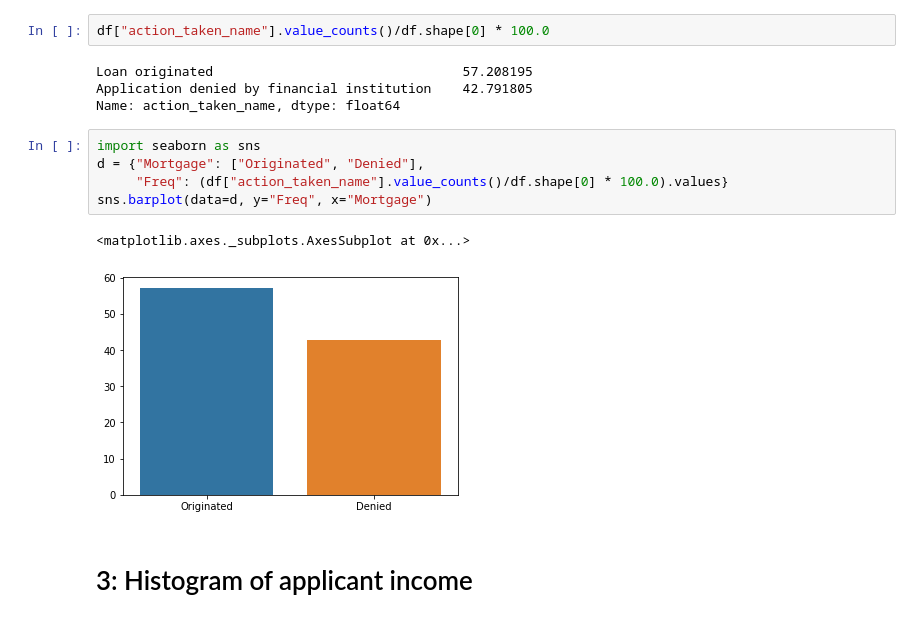
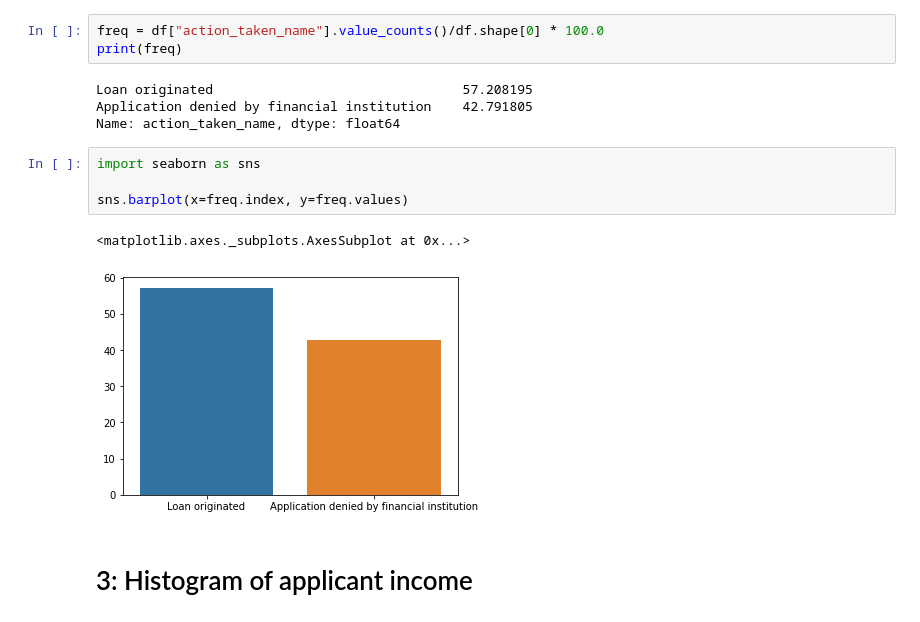
Before and after one commit to umarmohammed/measuring-bias-in-a-dataset, a Jupyter notebook: 2. Basic assessment of the HMDA dataset.ipynb, the cells around one changed output. Drawn from its saved outputs; the diff is of its cells as text.

```diff
--- a/2. Basic assessment of the HMDA dataset.ipynb
+++ b/2. Basic assessment of the HMDA dataset.ipynb
@@ -35,19 +35,19 @@ Name: applicant_sex_name, dtype: float64
 # %% [markdown]
 #2: Distribution of outcomes
 # %%
-df["action_taken_name"].value_counts()/df.shape[0] * 100.0
+freq = df["action_taken_name"].value_counts()/df.shape[0] * 100.0
+print(freq)
 # %% [output]
 Loan originated                                57.208195
 Application denied by financial institution    42.791805
 Name: action_taken_name, dtype: float64
-# %%
-import seaborn as sns
-d = {"Mortgage": ["Originated", "Denied"],
-     "Freq": (df["action_taken_name"].value_counts()/df.shape[0] * 100.0).values}
-sns.barplot(data=d, y="Freq", x="Mortgage")
-# %% [output]
-<matplotlib.axes._subplots.AxesSubplot at 0x...>
-[figure, removed]
+# %%
+import seaborn as sns
+
+sns.barplot(x=freq.index, y=freq.values)
+# %% [output]
+<matplotlib.axes._subplots.AxesSubplot at 0x...>
+[figure, added]
 # %% [markdown]
 # 3: Histogram of applicant income
 # %%
```
Also changed, not shown: parts of 3 cells of this notebook.
